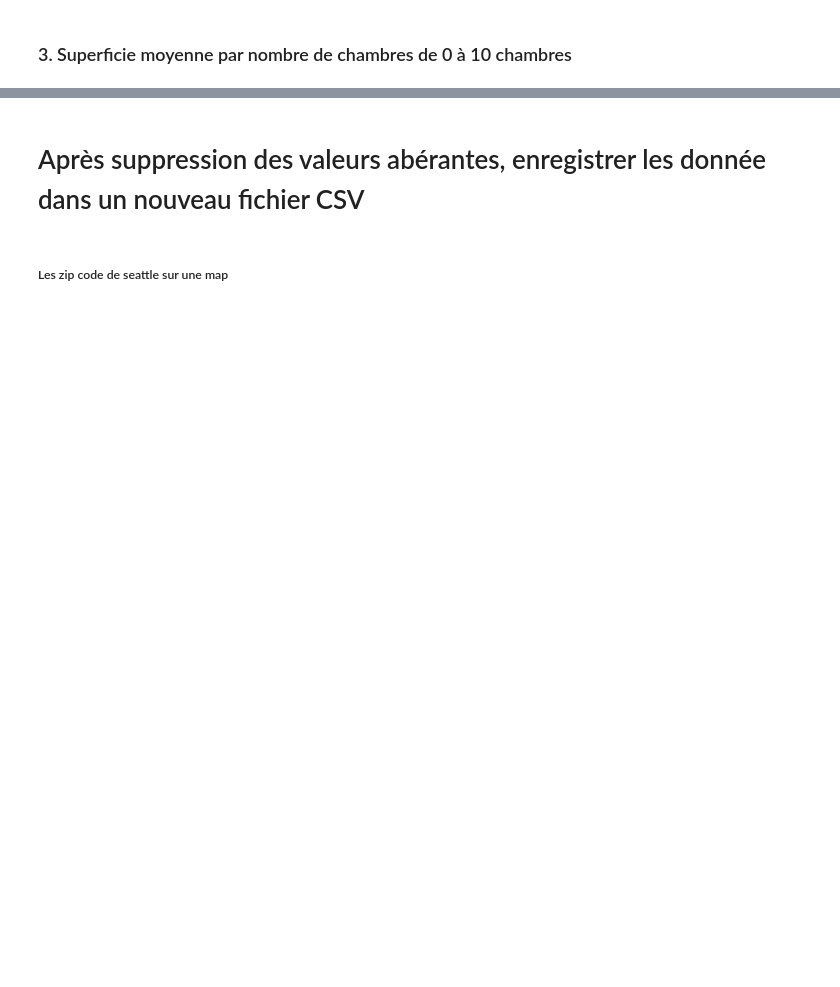
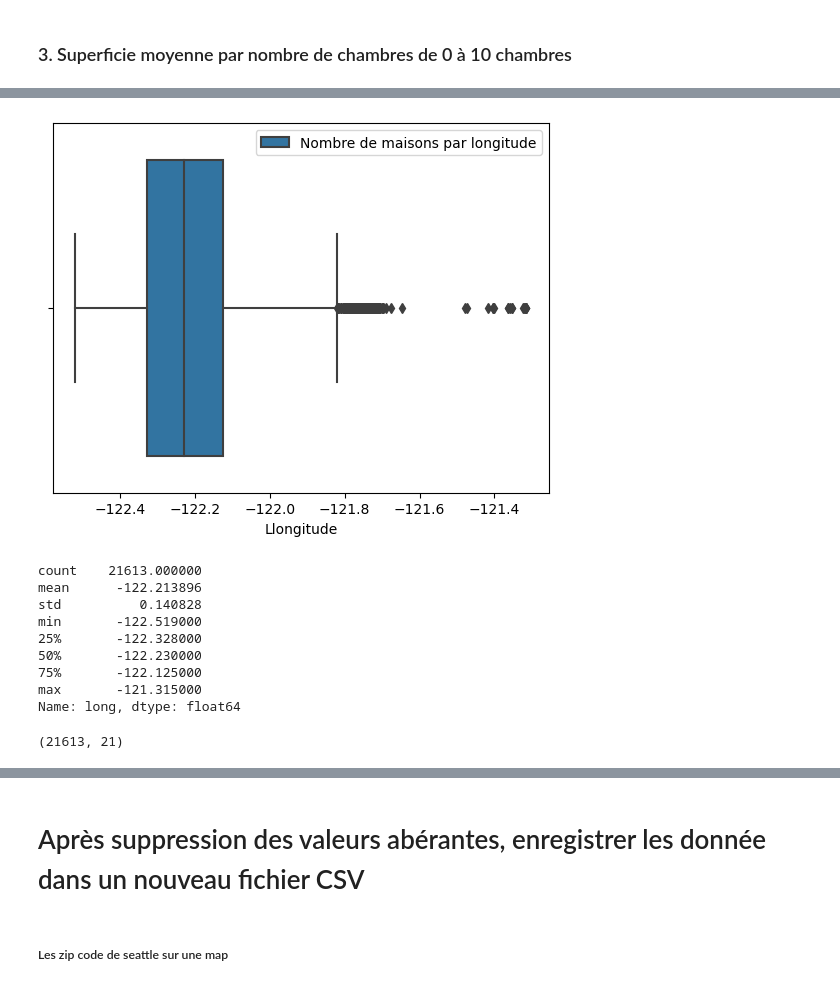
Before and after one commit to Yvette2023/prix_maison_partie_1, a Jupyter notebook: data_cleaning_analysis.ipynb, the cells around one changed output, grey strips where cells are left out. Drawn from its saved outputs; the diff is of its cells as text; code cells hidden in the pictures; blank space fills up the shorter version.

```diff
--- a/data_cleaning_analysis.ipynb
+++ b/data_cleaning_analysis.ipynb
@@ -420,0 +235,21 @@ NameError: name 'plot' is not defined
+# %%
+sns.boxplot(x=df['long'])
+plt.xlabel("Llongitude")
+plt.legend(labels=['Nombre de maisons par longitude'])
+
+plt.show()
+
+print(df['long'].describe())
+df.shape
+# %% [output]
+[figure, added]
+count    21613.000000
+mean      -122.213896
+std          0.140828
+min       -122.519000
+25%       -122.328000
+50%       -122.230000
+75%       -122.125000
+max       -121.315000
+Name: long, dtype: float64
+(21613, 21)
```
Also changed, not shown: parts of 51 cells of this notebook, 7 other files.
